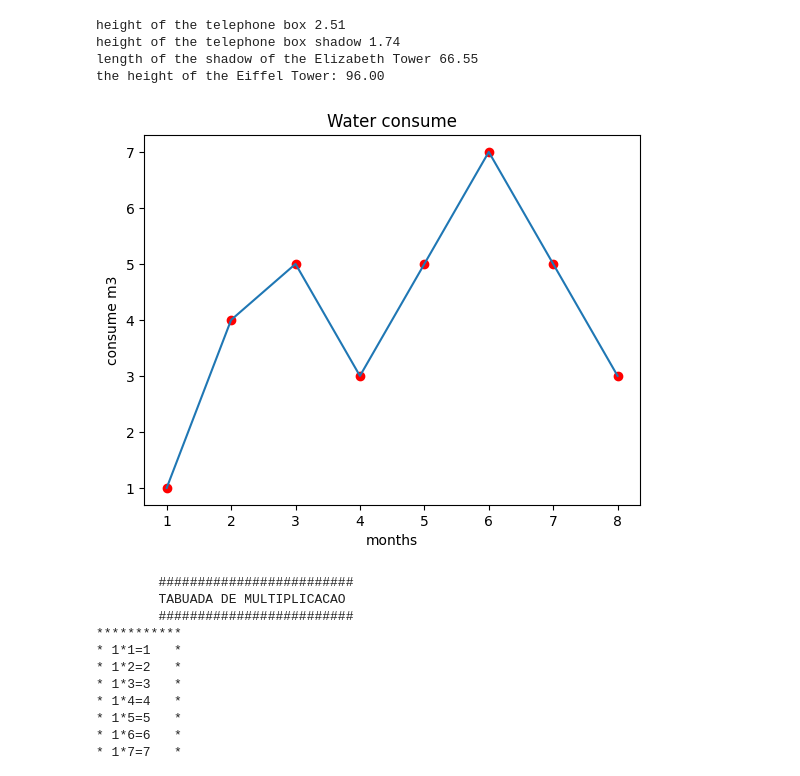
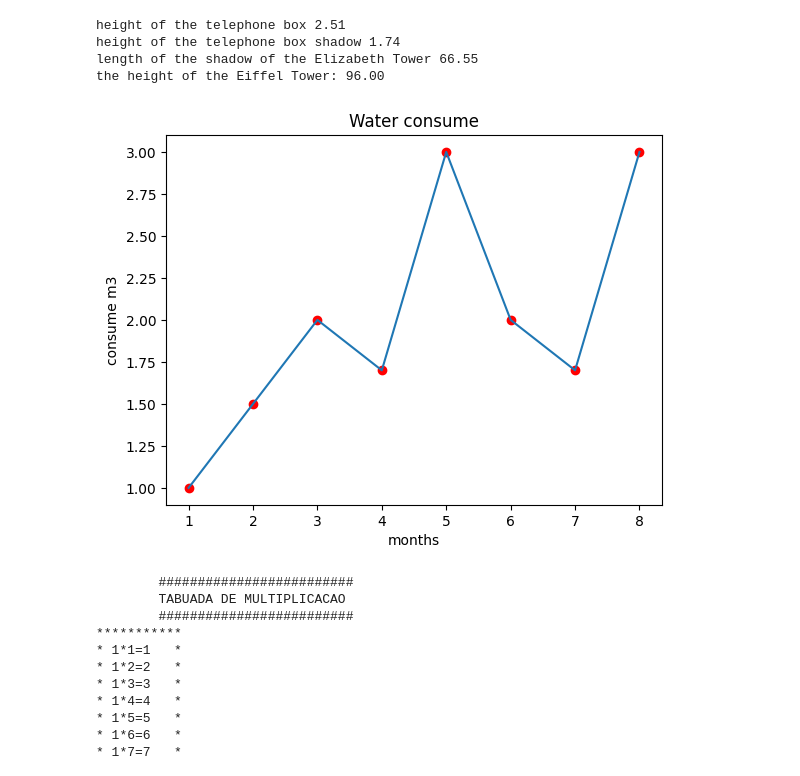
Before and after one commit to npereira89/learn_python, a Jupyter notebook: HelloWorld.ipynb, the cells around one changed output. Drawn from its saved outputs; the diff is of its cells as text; code cells hidden in the pictures.

```diff
--- a/HelloWorld.ipynb
+++ b/HelloWorld.ipynb
@@ -280,14 +280,14 @@ the height of the Eiffel Tower: 96.00
 # %%
 from matplotlib import pyplot as plt
 
-plt.plot([1, 2, 3, 4, 5, 6, 7, 8], [1, 4, 5, 3, 5, 7, 5, 3], 'ro')
-plt.plot([1, 2, 3, 4, 5, 6, 7, 8], [1, 4, 5, 3, 5, 7, 5, 3])
+plt.plot([1, 2, 3, 4, 5, 6, 7, 8], [1, 1.5, 2, 1.7, 3, 2, 1.7, 3], 'ro')
+plt.plot([1, 2, 3, 4, 5, 6, 7, 8], [1, 1.5, 2, 1.7, 3, 2, 1.7, 3])
 plt.title("Water consume")
 plt.xlabel('months')
 plt.ylabel('consume m3')
 plt.show()
 # %% [output]
-[figure, old version]
+[figure, new version]
 # %%
 print('\t'+'#' * 25)
 print('\t'+"TABUADA DE MULTIPLICACAO")
```
Also changed, not shown: parts of 2 cells of this notebook.
